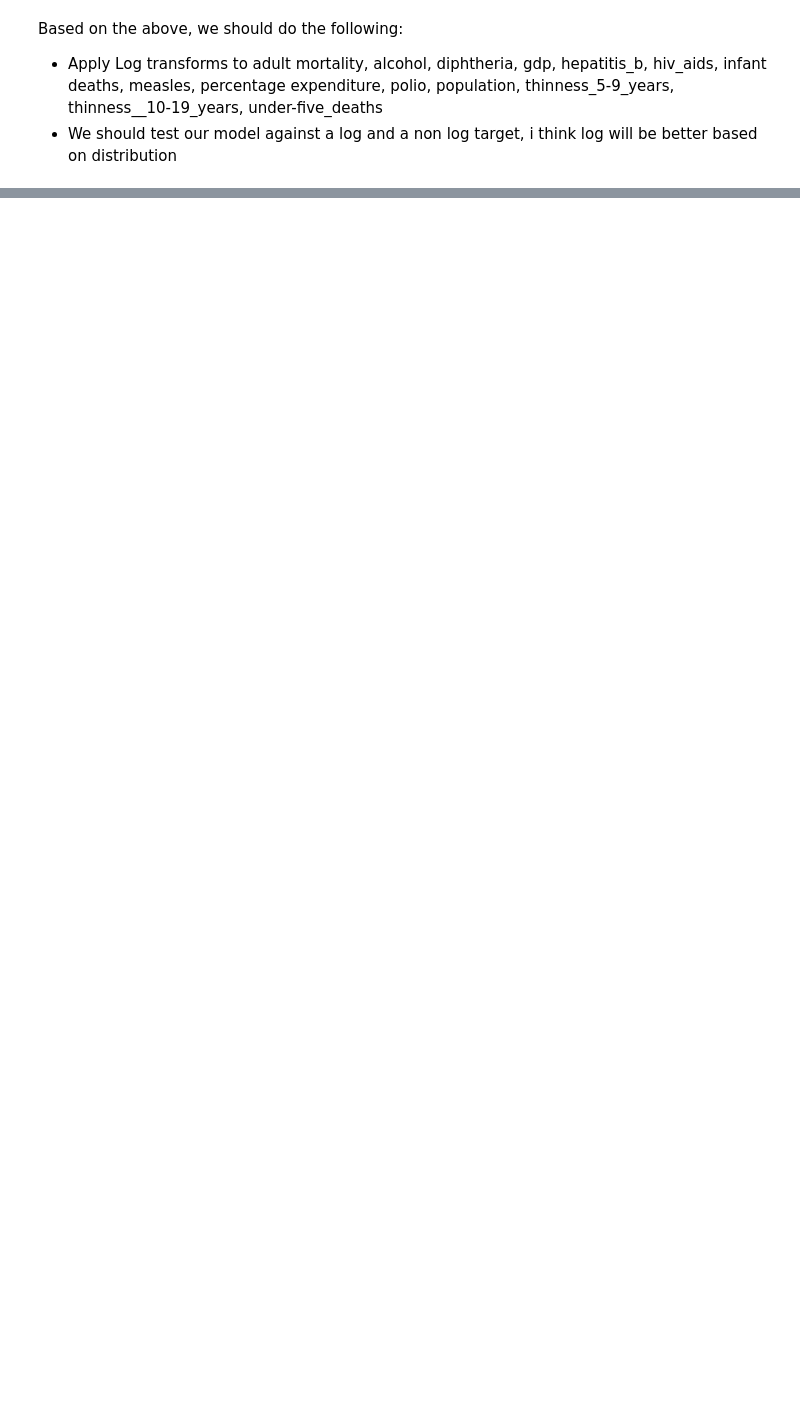
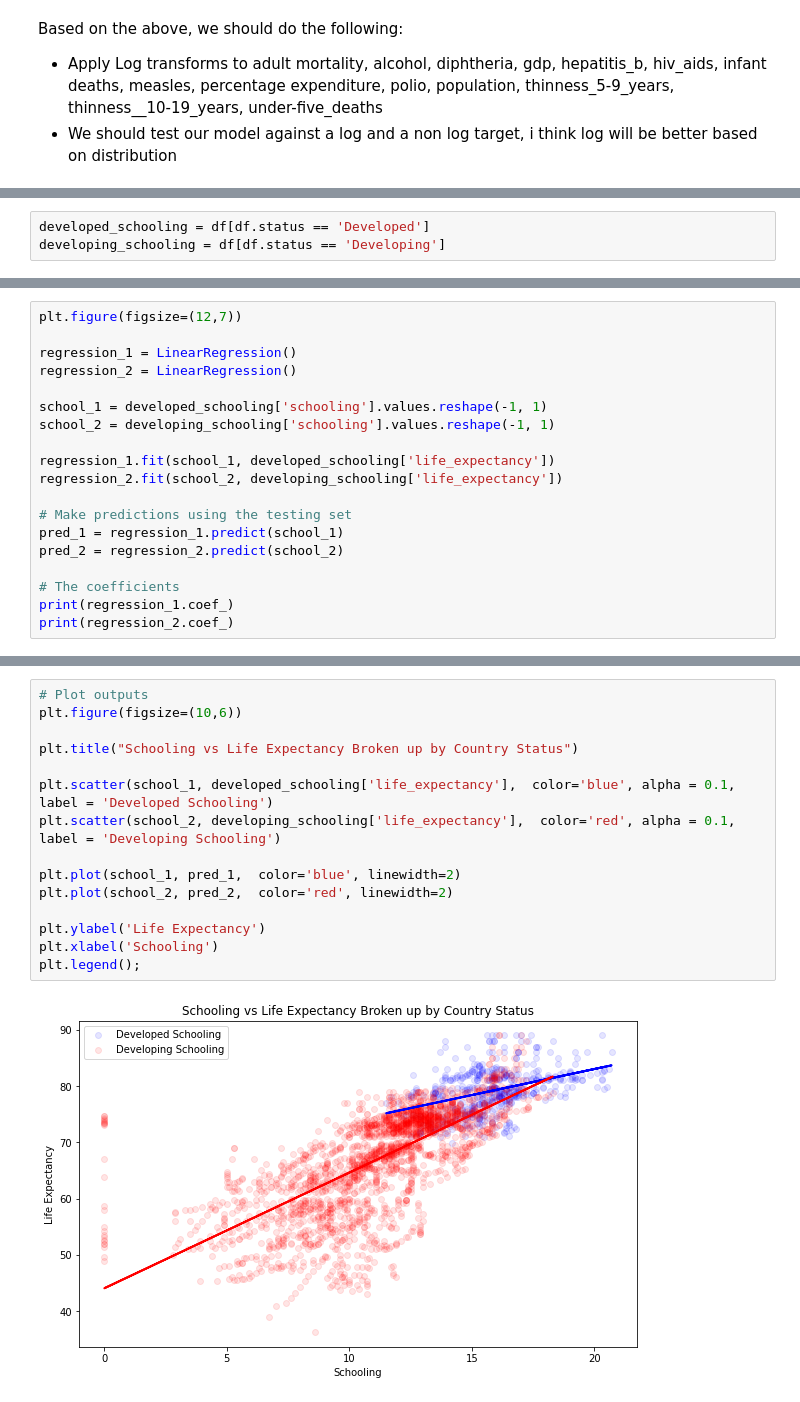
Before and after one commit to bmccabe96/Life_Expectancy_Regression, a Jupyter notebook: Analysis.ipynb, the cells around one changed output, grey strips where cells are left out. Cells and saved outputs as stored; diff of their text form; blank space fills up the shorter version.

```diff
--- a/Analysis.ipynb
+++ b/Analysis.ipynb
@@ -27,0 +123,3 @@ Based on the above, we should do the following:
+# %%
+developed_schooling = df[df.status == 'Developed']
+developing_schooling = df[df.status == 'Developing']
@@ -27,0 +148,19 @@ Based on the above, we should do the following:
+# %%
+plt.figure(figsize=(12,7))
+
+regression_1 = LinearRegression()
+regression_2 = LinearRegression()
+
+school_1 = developed_schooling['schooling'].values.reshape(-1, 1)
+school_2 = developing_schooling['schooling'].values.reshape(-1, 1)
+
+regression_1.fit(school_1, developed_schooling['life_expectancy'])
+regression_2.fit(school_2, developing_schooling['life_expectancy'])
+
+# Make predictions using the testing set
+pred_1 = regression_1.predict(school_1)
+pred_2 = regression_2.predict(school_2)
+
+# The coefficients
+print(regression_1.coef_)
+print(regression_2.coef_)
@@ -27,0 +171,17 @@ Based on the above, we should do the following:
+# %%
+# Plot outputs
+plt.figure(figsize=(10,6))
+
+plt.title("Schooling vs Life Expectancy Broken up by Country Status")
+
+plt.scatter(school_1, developed_schooling['life_expectancy'],  color='blue', alpha = 0.1, label = 'Developed Schooling')
+plt.scatter(school_2, developing_schooling['life_expectancy'],  color='red', alpha = 0.1, label = 'Developing Schooling')
+
+plt.plot(school_1, pred_1,  color='blue', linewidth=2)
+plt.plot(school_2, pred_2,  color='red', linewidth=2)
+
+plt.ylabel('Life Expectancy')
+plt.xlabel('Schooling')
+plt.legend();
+# %% [output]
+[figure, added]
```
Also changed, not shown: parts of 19 cells of this notebook.
